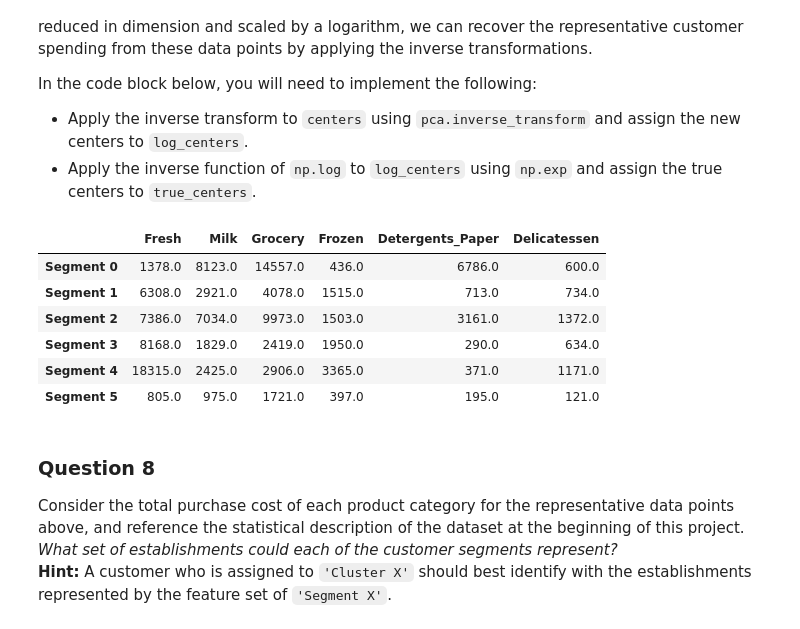
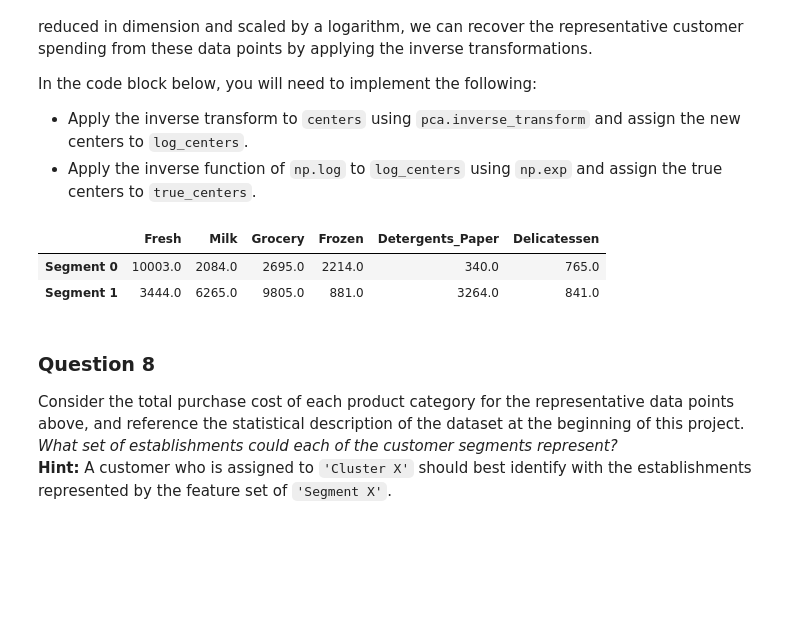
Before and after one commit to yunfeigao/udacity_proj_customersegment, a Jupyter notebook: customer_segments.ipynb, the cells around one changed output. Cells and saved outputs as stored; diff of their text form; code cells hidden in the pictures; blank space fills up the shorter version.

```diff
--- a/customer_segments.ipynb
+++ b/customer_segments.ipynb
@@ -138,10 +154,12 @@ In the code block below, you will need to implement the following:
  - Assign a copy of the sample data to `log_samples` after applying logarithmic scaling. Again, use `np.log`.
 # %%
 # TODO: Scale the data using the natural logarithm
-log_data = data.apply(lambda x: np.log(x + 1))
+#log_data = data.apply(lambda x: np.log(x + 1))
+log_data = np.log(data)
 
 # TODO: Scale the sample data using the natural logarithm
-log_samples = samples.apply(lambda x: np.log(x + 1))
+#log_samples = samples.apply(lambda x: np.log(x + 1))
+log_samples = np.log(samples)
 
 # Produce a scatter matrix for each pair of newly-transformed features
 pd.scatter_matrix(log_data, alpha = 0.3, figsize = (14,8), diagonal = 'kde');
@@ -406,7 +434,7 @@ display(reduced_data)
 # TODO: Apply your clustering algorithm of choice to the reduced data
 from sklearn.mixture import GMM
 #from sklearn.mixture import GaussianMixture
-nClusters = 6
+nClusters = 2
 clusterer = GMM(n_components=nClusters, covariance_type='full', random_state=0).fit(reduced_data)
 
 # TODO: Predict the cluster for each data point
@@ -467,23 +490,19 @@ In the code block below, you will need to implement the following:
 # %%
 # TODO: Inverse transform the centers
 log_centers = pca.inverse_transform(centers)
 
 # TODO: Exponentiate the centers
-true_centers = np.exp(log_centers)-1
+true_centers = np.exp(log_centers)
 
 # Display the true centers
 segments = ['Segment {}'.format(i) for i in range(0,len(centers))]
 true_centers = pd.DataFrame(np.round(true_centers), columns = data.keys())
 true_centers.index = segments
 display(true_centers)
 # %% [output]
 |  | Fresh | Milk | Grocery | Frozen | Detergents_Paper | Delicatessen |
-| Segment 0 | 1378.0 | 8123.0 | 14557.0 | 436.0 | 6786.0 | 600.0 |
-| Segment 1 | 6308.0 | 2921.0 | 4078.0 | 1515.0 | 713.0 | 734.0 |
-| Segment 2 | 7386.0 | 7034.0 | 9973.0 | 1503.0 | 3161.0 | 1372.0 |
-| Segment 3 | 8168.0 | 1829.0 | 2419.0 | 1950.0 | 290.0 | 634.0 |
-| Segment 4 | 18315.0 | 2425.0 | 2906.0 | 3365.0 | 371.0 | 1171.0 |
-| Segment 5 | 805.0 | 975.0 | 1721.0 | 397.0 | 195.0 | 121.0 |
+| Segment 0 | 10003.0 | 2084.0 | 2695.0 | 2214.0 | 340.0 | 765.0 |
+| Segment 1 | 3444.0 | 6265.0 | 9805.0 | 881.0 | 3264.0 | 841.0 |
 # %% [markdown]
 ### Question 8
 Consider the total purchase cost of each product category for the representative data points above, and reference the statistical description of the dataset at the beginning of this project. *What set of establishments could each of the customer segments represent?*
```
Also changed, not shown: parts of 30 cells of this notebook, 1 other file.
